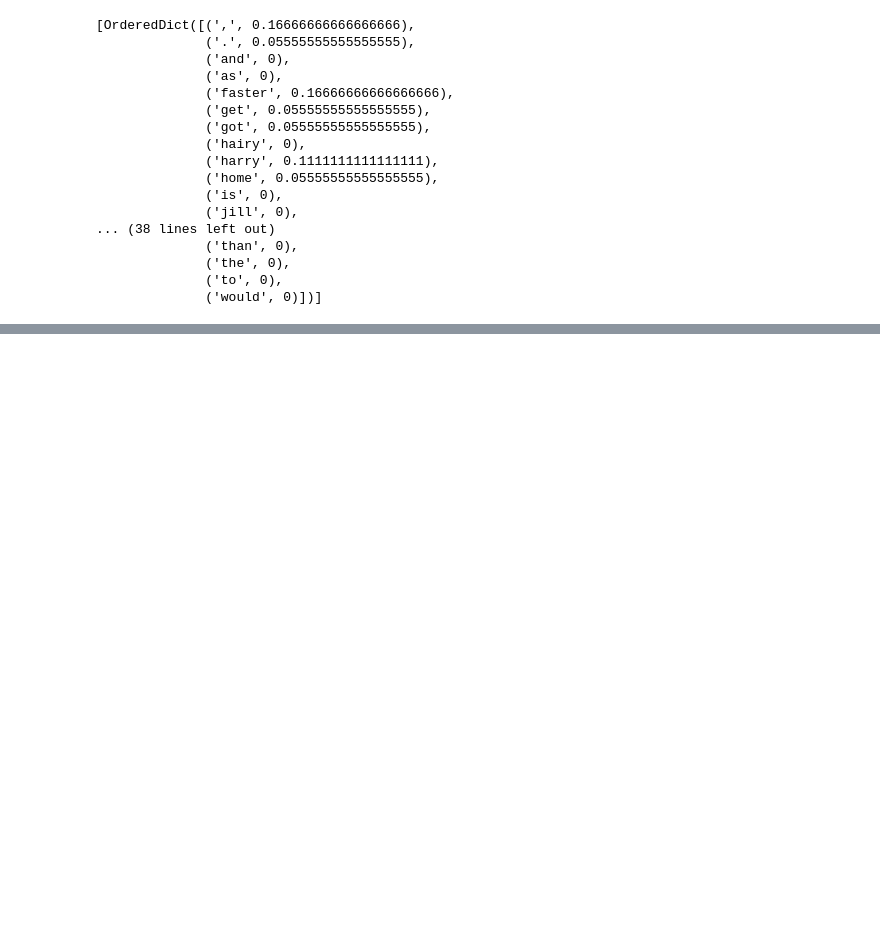
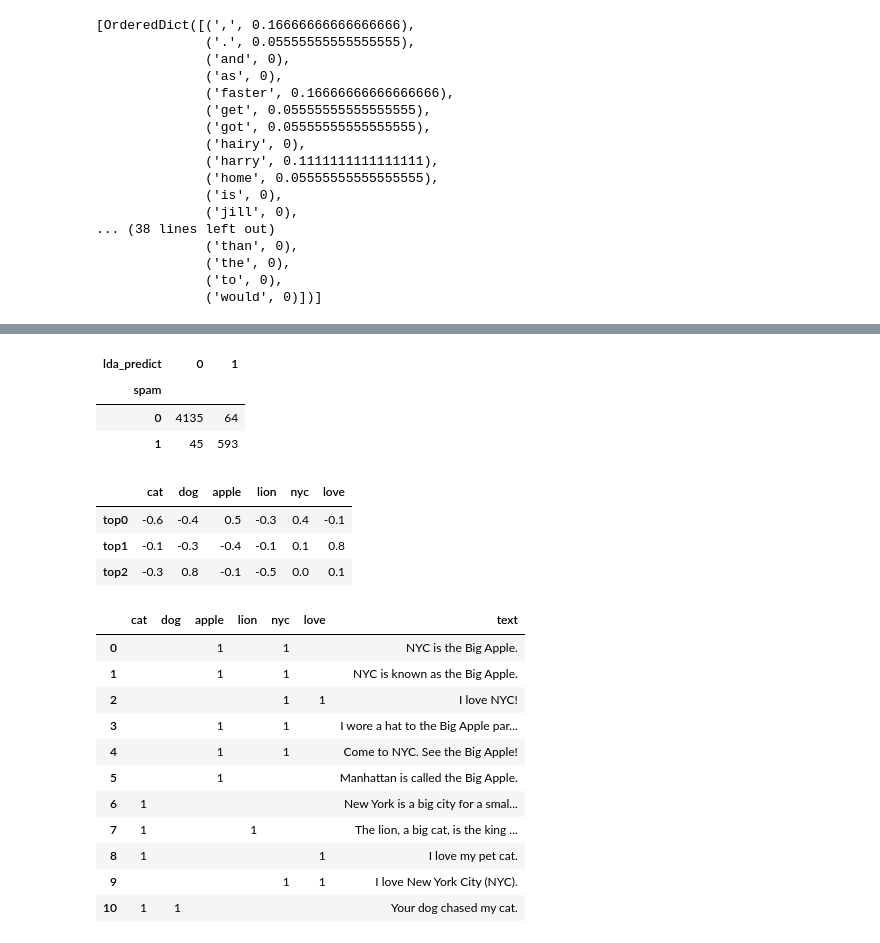
Before and after one commit to jaekyoungkim/nlp_in_action, a Jupyter notebook: 자연어처리인액션.ipynb, the cells around one changed output, grey strips where cells are left out. Drawn from its saved outputs; the diff is of its cells as text; code cells hidden in the pictures; blank space fills up the shorter version.

```diff
--- a/자연어처리인액션.ipynb
+++ b/자연어처리인액션.ipynb
@@ -1324,0 +1821,6 @@ def cosine_sim(vec1,vec2):
+# %%
+import pandas as pd
+from nlpia.data.loaders import get_data
+pd.options.display.width = 120
+sms  = get_data('sms-spam')
+index = ['sms{}{}'.format(i, '!'*j) for (i,j) in zip(range(len(sms)), sms.spam)]
@@ -1324,0 +1968,8 @@ def cosine_sim(vec1,vec2):
+# %%
+from pugnlp.stats import Confusion
+Confusion(sms['spam lda_predict'.split()])
+# %% [output]
+| lda_predict | 0 | 1 |
+| spam |  |  |
+| 0 | 4135 | 64 |
+| 1 | 45 | 593 |
@@ -1324,0 +1997,25 @@ def cosine_sim(vec1,vec2):
+# %%
+word_topic_vectors.T.round(1) # 각 주제에 각 단어가 얼마나 관련이 있는지를 나타냄
+# %% [output]
+|  | cat | dog | apple | lion | nyc | love |
+| top0 | -0.6 | -0.4 | 0.5 | -0.3 | 0.4 | -0.1 |
+| top1 | -0.1 | -0.3 | -0.4 | -0.1 | 0.1 | 0.8 |
+| top2 | -0.3 | 0.8 | -0.1 | -0.5 | 0.0 | 0.1 |
+# %%
+# 특이값분해
+from nlpia.book.examples.ch04_catdog_lsa_sorted import lsa_models, prettify_tdm
+bow_svd, tfidf_svd = lsa_models()
+prettify_tdm(**bow_svd)
+# %% [output]
+|  | cat | dog | apple | lion | nyc | love | text |
+| 0 |  |  | 1 |  | 1 |  | NYC is the Big Apple. |
+| 1 |  |  | 1 |  | 1 |  | NYC is known as the Big Apple. |
+| 2 |  |  |  |  | 1 | 1 | I love NYC! |
+| 3 |  |  | 1 |  | 1 |  | I wore a hat to the Big Apple par... |
+| 4 |  |  | 1 |  | 1 |  | Come to NYC. See the Big Apple! |
+| 5 |  |  | 1 |  |  |  | Manhattan is called the Big Apple. |
+| 6 | 1 |  |  |  |  |  | New York is a big city for a smal... |
+| 7 | 1 |  |  | 1 |  |  | The lion, a big cat, is the king ... |
+| 8 | 1 |  |  |  |  | 1 | I love my pet cat. |
+| 9 |  |  |  |  | 1 | 1 | I love New York City (NYC). |
+| 10 | 1 | 1 |  |  |  |  | Your dog chased my cat. |
```
Also changed, not shown: parts of 93 cells of this notebook.
